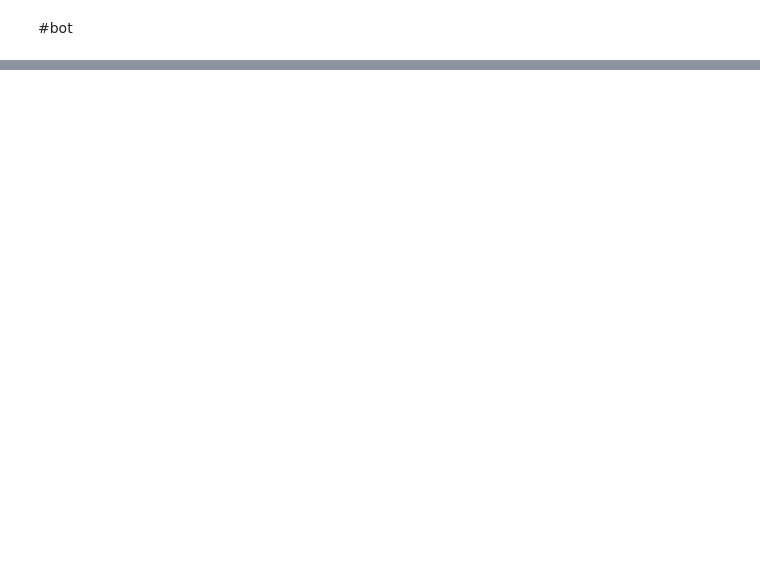
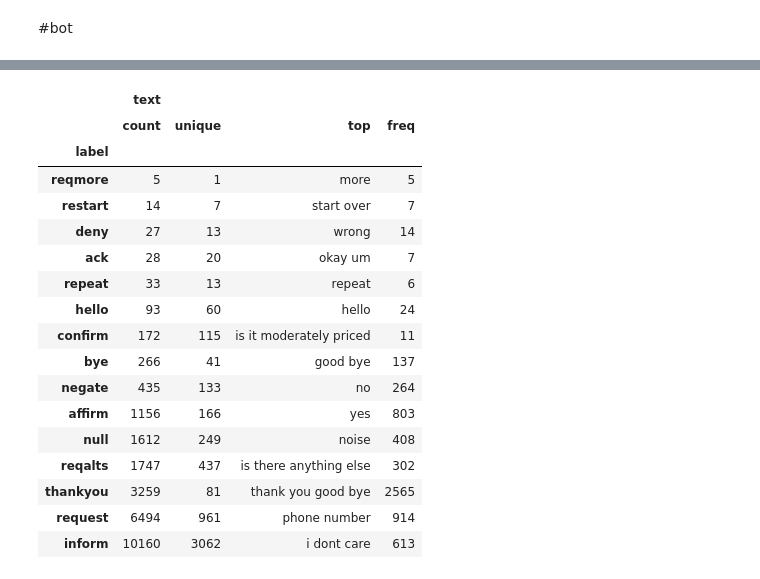
Before and after one commit to gusluchetti/uu-methods-ai-research, a Jupyter notebook: MAIR_Part_1a_text_classification.ipynb, the cells around one changed output, grey strips where cells are left out. Saved outputs shown, nothing was run; the diff lists cells and outputs as text; code cells hidden in the pictures; blank space fills up the shorter version.

```diff
--- a/MAIR_Part_1a_text_classification.ipynb
+++ b/MAIR_Part_1a_text_classification.ipynb
@@ -67,0 +119,2 @@ bye
+# %%
+df['label_id'] = df['label'].factorize()[0]
@@ -72,0 +223,21 @@ msg_train, msg_test, label_train, label_test = train_test_split(df['text'], df['
+# %%
+df.groupby('label').describe().sort_values(('text','count'))
+# %% [output]
+|  | text |  |  |  |
+|  | count | unique | top | freq |
+| label |  |  |  |  |
+| reqmore | 5 | 1 | more | 5 |
+| restart | 14 | 7 | start over | 7 |
+| deny | 27 | 13 | wrong | 14 |
+| ack | 28 | 20 | okay um | 7 |
+| repeat | 33 | 13 | repeat | 6 |
+| hello | 93 | 60 | hello | 24 |
+| confirm | 172 | 115 | is it moderately priced | 11 |
+| bye | 266 | 41 | good bye | 137 |
+| negate | 435 | 133 | no | 264 |
+| affirm | 1156 | 166 | yes | 803 |
+| null | 1612 | 249 | noise | 408 |
+| reqalts | 1747 | 437 | is there anything else | 302 |
+| thankyou | 3259 | 81 | thank you good bye | 2565 |
+| request | 6494 | 961 | phone number | 914 |
+| inform | 10160 | 3062 | i dont care | 613 |
```
Also changed, not shown: parts of 25 cells of this notebook.
